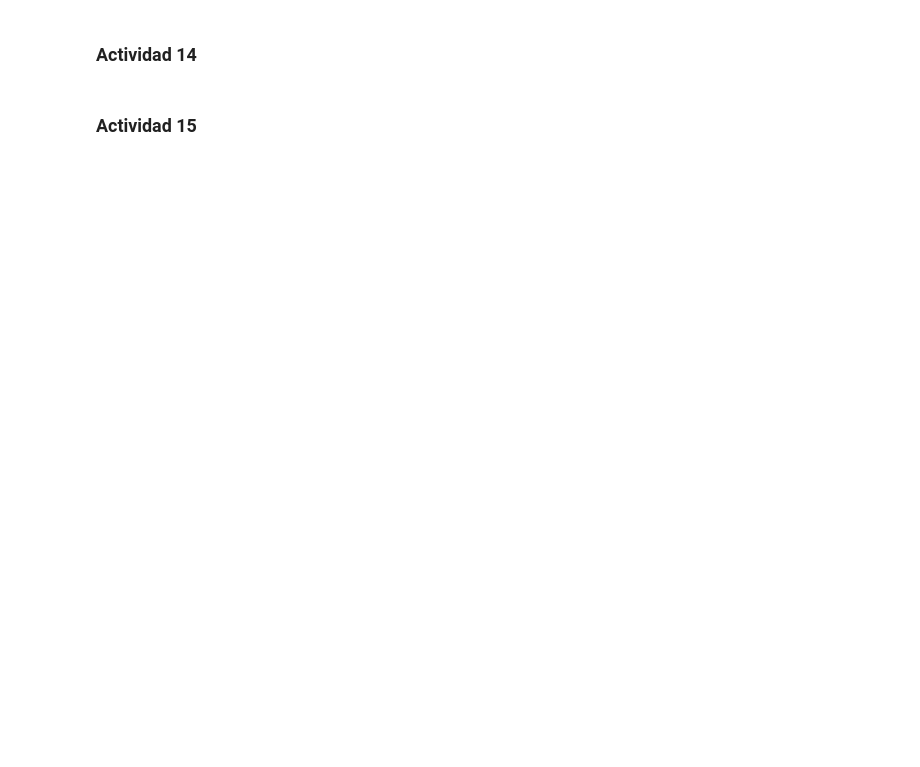
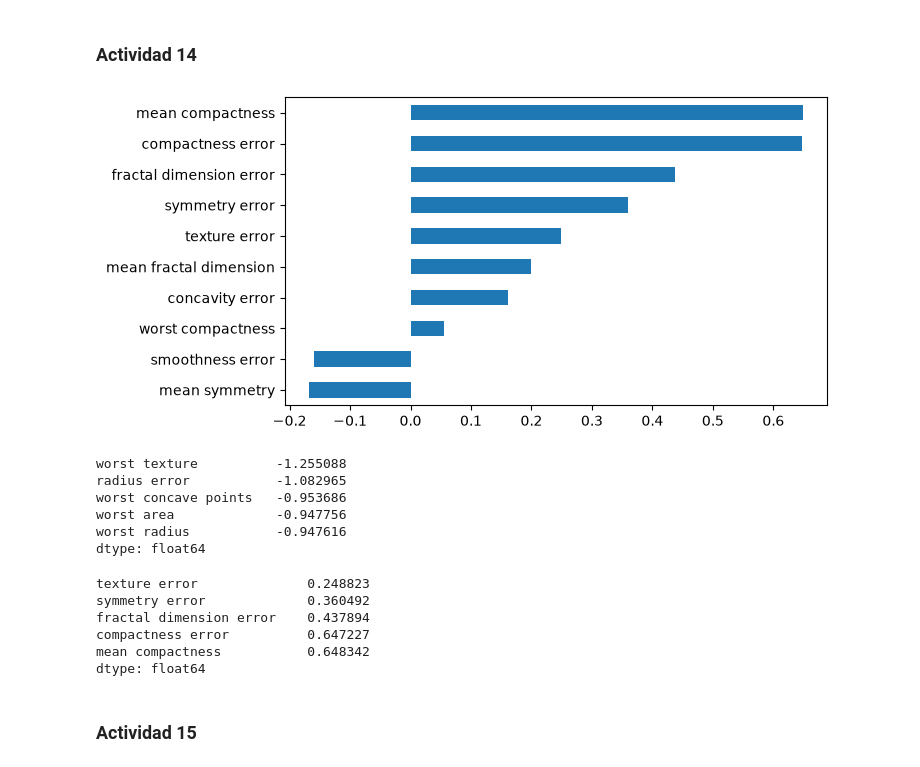
Before and after one commit to marcell-llerena/datascience-g8, a Jupyter notebook: notebooks/20260911_34_clasificacion.ipynb, the cells around one changed output. Cells and saved outputs as stored; diff of their text form; code cells hidden in the pictures; blank space fills up the shorter version.

```diff
--- a/notebooks/20260911_34_clasificacion.ipynb
+++ b/notebooks/20260911_34_clasificacion.ipynb
@@ -352,4 +411,31 @@ weighted avg     0.9825    0.9825    0.9825       114
 # %% [markdown]
 ### Actividad 14
+# %%
+coefs = pd.Series(modelo["clf"].coef_[0], index=X.columns).sort_values()
+
+coefs.tail(10).plot(kind="barh", figsize=(7,4))
+plt.show()
+# %% [output]
+[figure, added]
+# %%
+# negativa
+coefs.head(5)
+# %% [output]
+worst texture          -1.255088
+radius error           -1.082965
+worst concave points   -0.953686
+worst area             -0.947756
+worst radius           -0.947616
+dtype: float64
+# %%
+# positivas
+coefs.tail(5)
+# %% [output]
+texture error              0.248823
+symmetry error             0.360492
+fractal dimension error    0.437894
+compactness error          0.647227
+mean compactness           0.648342
+dtype: float64
 # %% [markdown]
 ### Actividad 15
```
Also changed, not shown: parts of 38 cells of this notebook.
